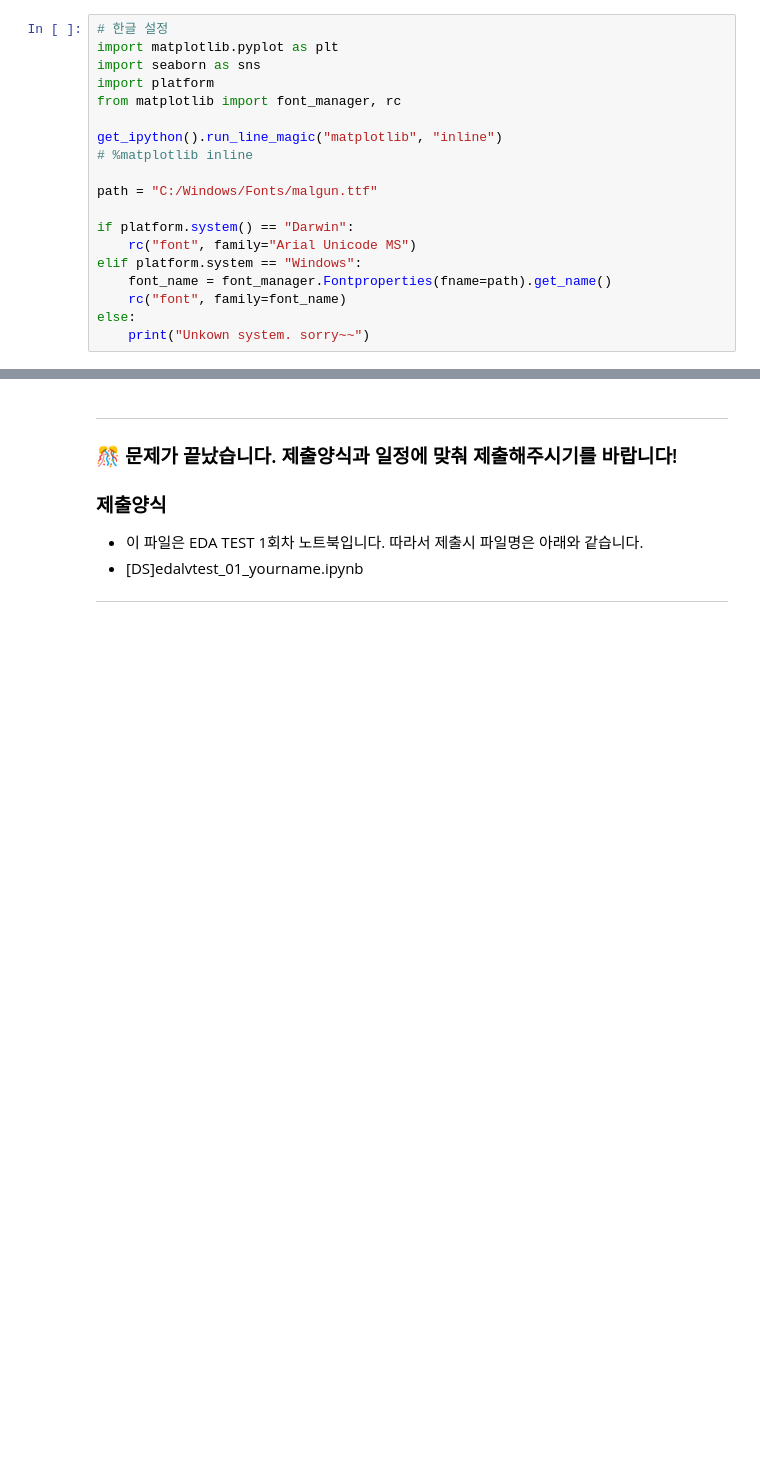
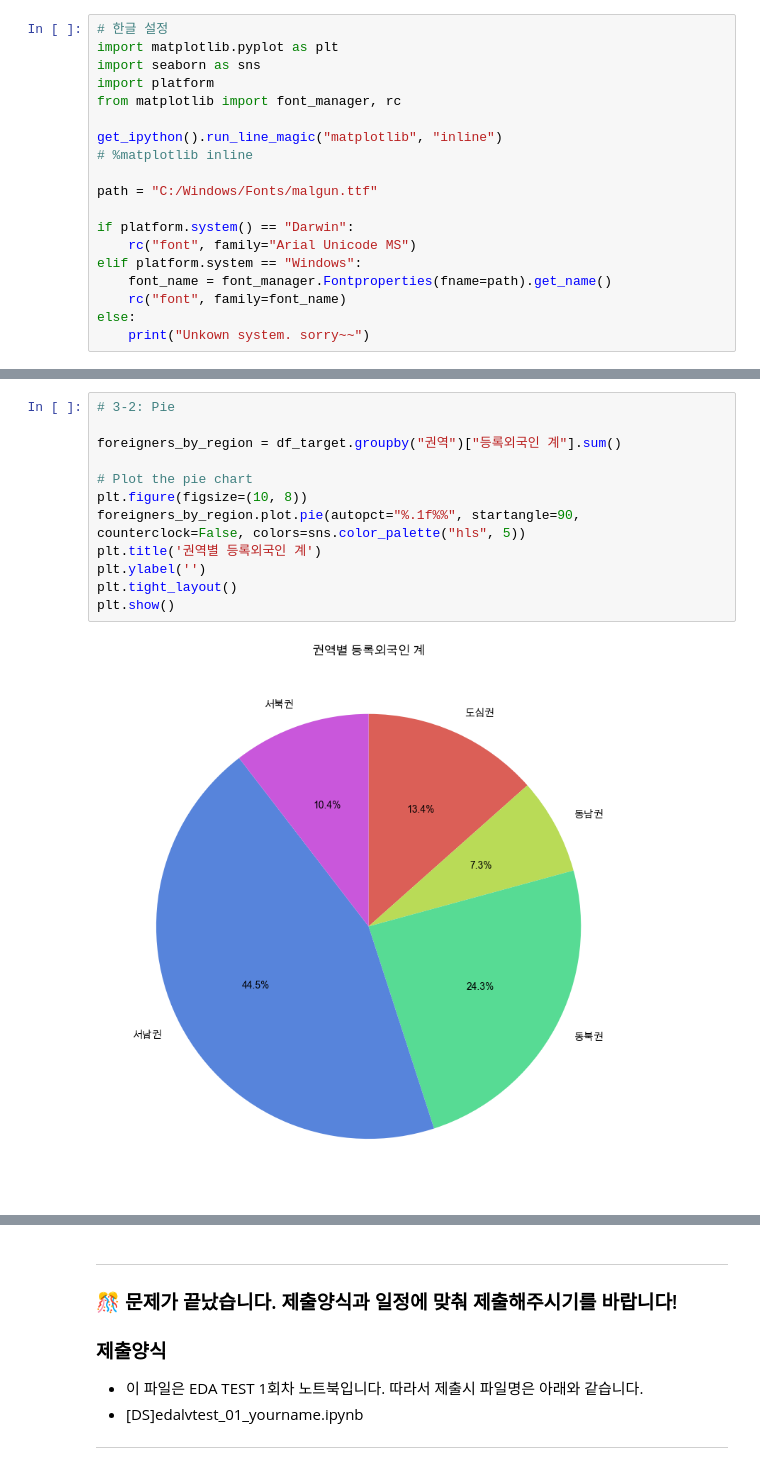
Before and after one commit to w25536/python, a Jupyter notebook: 제로베이스/EDA 테스트 1회차/[DS]18_eda1_suhjeongho.ipynb, the cells around one changed output, grey strips where cells are left out. Saved outputs shown, nothing was run; the diff lists cells and outputs as text; blank space fills up the shorter version.

```diff
--- a/제로베이스/EDA 테스트 1회차/[DS]18_eda1_suhjeongho.ipynb
+++ b/제로베이스/EDA 테스트 1회차/[DS]18_eda1_suhjeongho.ipynb
@@ -408,3 +414,17 @@ else:
+# %%
+# 3-2: Pie
+
+foreigners_by_region = df_target.groupby("권역")["등록외국인 계"].sum()
+
+# Plot the pie chart
+plt.figure(figsize=(10, 8))
+foreigners_by_region.plot.pie(autopct="%.1f%%", startangle=90, counterclock=False, colors=sns.color_palette("hls", 5))
+plt.title('권역별 등록외국인 계')
+plt.ylabel('')
+plt.tight_layout()
+plt.show()
+# %% [output]
+[figure, added]
 # %% [markdown]
 ### **문제 3-3)** 권역별 외국인비율을 Box plot으로 시각화 하세요.    (10점)
 
```
Also changed, not shown: parts of 8 cells of this notebook, 2 other files.
